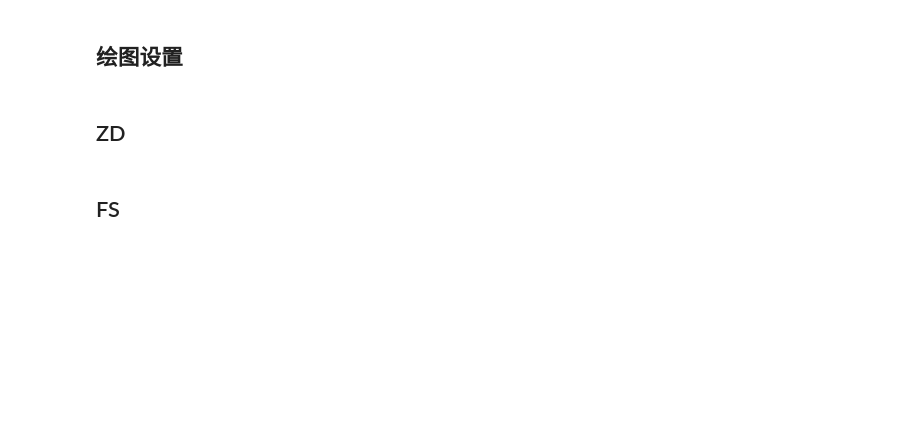
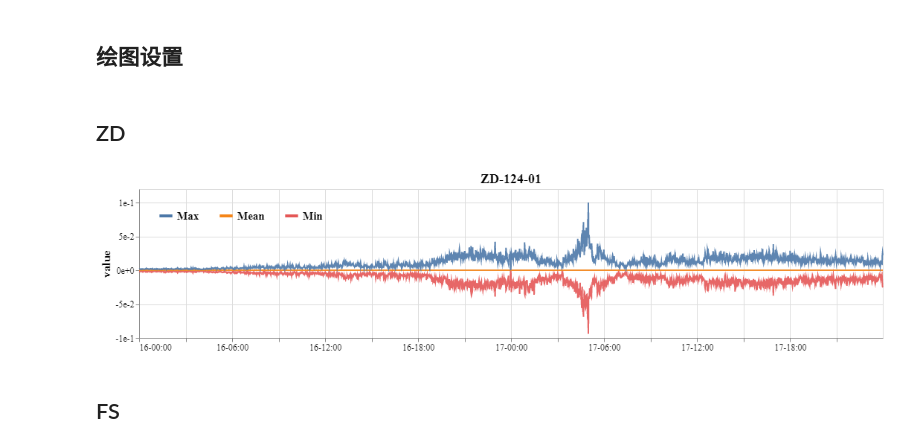
Before and after one commit to Zhen001/Structural-Health-Monitoring-1, a Jupyter notebook: 上海中心/Python脚本/SHZX-Data_export.ipynb, the cells around one changed output. Cells and saved outputs as stored; diff of their text form; code cells hidden in the pictures; blank space fills up the shorter version.

```diff
--- a/上海中心/Python脚本/SHZX-Data_export.ipynb
+++ b/上海中心/Python脚本/SHZX-Data_export.ipynb
@@ -144,14 +111,16 @@ def draw_FS4(data, title): # 风速*cos(风向)
 # %%
 # i_code_list = ['ZD-124-01','ZD-124-02','ZD-124-03','ZD-124-04',
 #                'ZD-117-01','ZD-117-02','ZD-117-03','ZD-117-04']
 i_code_list = ['ZD-124-01']
 date_start = '2018-8-16'
 date_end = '2018-8-17'
-resample_frequency = '2T'
+resample_frequency = '1T'
 for i_code in i_code_list:
     # which_dates_are_good(i_code) # 查看该测点的哪些时间段可用
-    data = get_data_std(i_code, date_start, date_end, resample_frequency)
-    draw_ZD(data, i_code)
+    data = get_data_3M(i_code, date_start, date_end, resample_frequency)
+    draw_3M(data, i_code)
+# %% [output]
+[figure, added]
 # %% [markdown]
 ## FS
 # %%
```
Also changed, not shown: parts of 3 cells of this notebook, 5 other files.
